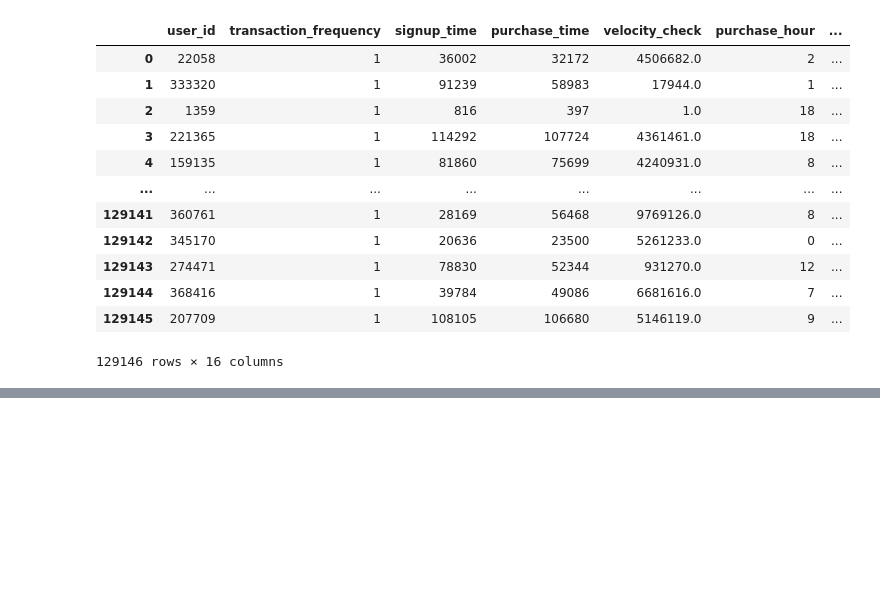
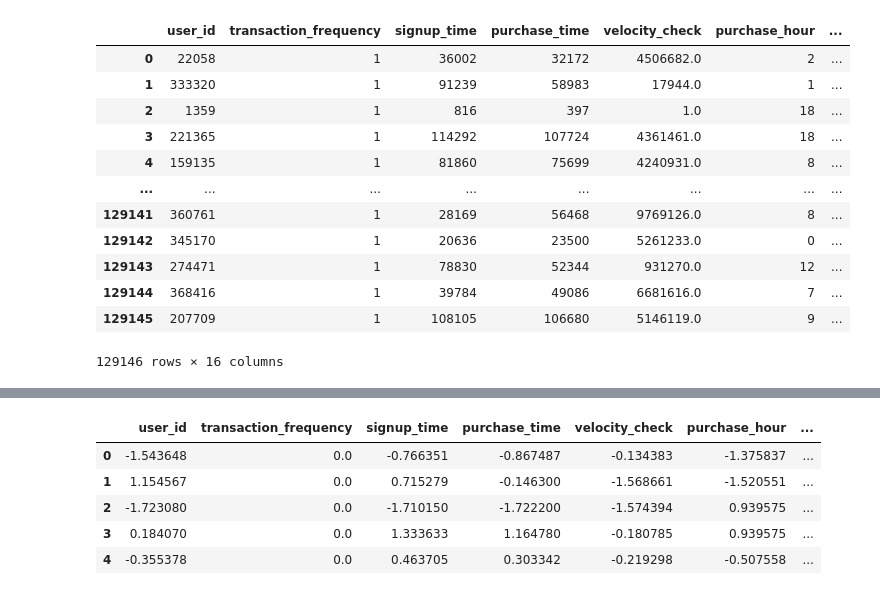
Before and after one commit to Tesfahun03/Fraud-detection-in-Ecommerce-and-credit-card, a Jupyter notebook: notebooks/ml_model.ipynb, the cells around one changed output, grey strips where cells are left out. Saved outputs shown, nothing was run; the diff lists cells and outputs as text; code cells hidden in the pictures; blank space fills up the shorter version.

```diff
--- a/notebooks/ml_model.ipynb
+++ b/notebooks/ml_model.ipynb
@@ -79,3 +82,15 @@ standard_data
+# %%
+index = df.columns.get_loc('country')
+my_value = df['class']
+standard_data.insert(index + 1, 'class', my_value)
+standard_data.head()
+# %% [output]
+|  | user_id | transaction_frequency | signup_time | purchase_time | velocity_check | purchase_hour | ... |
+| 0 | -1.543648 | 0.0 | -0.766351 | -0.867487 | -0.134383 | -1.375837 | ... |
+| 1 | 1.154567 | 0.0 | 0.715279 | -0.146300 | -1.568661 | -1.520551 | ... |
+| 2 | -1.723080 | 0.0 | -1.710150 | -1.722200 | -1.574394 | 0.939575 | ... |
+| 3 | 0.184070 | 0.0 | 1.333633 | 1.164780 | -0.180785 | 0.939575 | ... |
+| 4 | -0.355378 | 0.0 | 0.463705 | 0.303342 | -0.219298 | -0.507558 | ... |
 # %%
 standard_data.to_csv('../data/standard_data.csv', index=False)
 # %%
```
Also changed, not shown: parts of 9 cells of this notebook, 7 other files.
